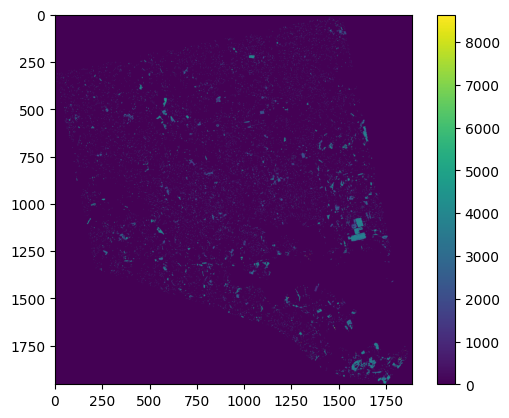
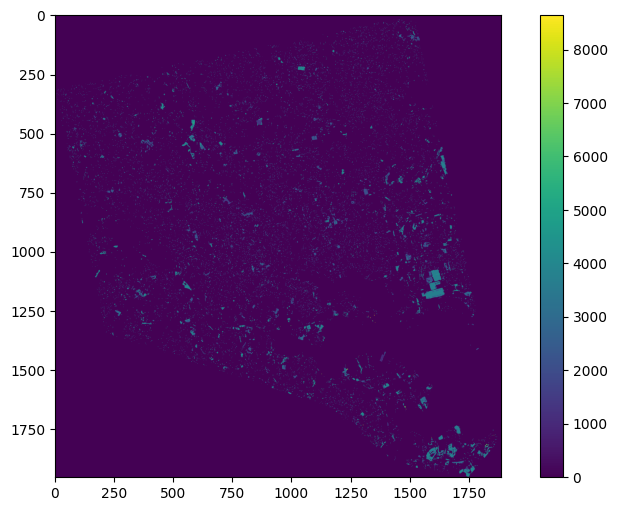
Code edit (unified diff) that turned the first committed figure into the second:
--- before
+++ after
@@ -1,11 +1,14 @@
 #reducing resolution to visualize raster without crashing
-#use 100x less pixels
+#uses 100x less pixels
 
 from rasterio.enums import Resampling
 
-with ras.open("../landcover_spring2026_toobig/balt_24510_lulc-change_2013-2018_2024-Edition.tif") as rast:
+with ras.open(change1to2) as rast:
     scale = 10
     data = rast.read(1,out_shape=(rast.height // scale,rast.width // scale),resampling=Resampling.average)
+    
+fig, ax = plt.subplots(figsize=(10, 6))
+fig.colorbar(ax.imshow(data, cmap="viridis"), ax=ax)
+plt.show()
+rast.close()
 
-plt.imshow(data)
-plt.colorbar()

Commit: rearranged code of plotting and raster variables